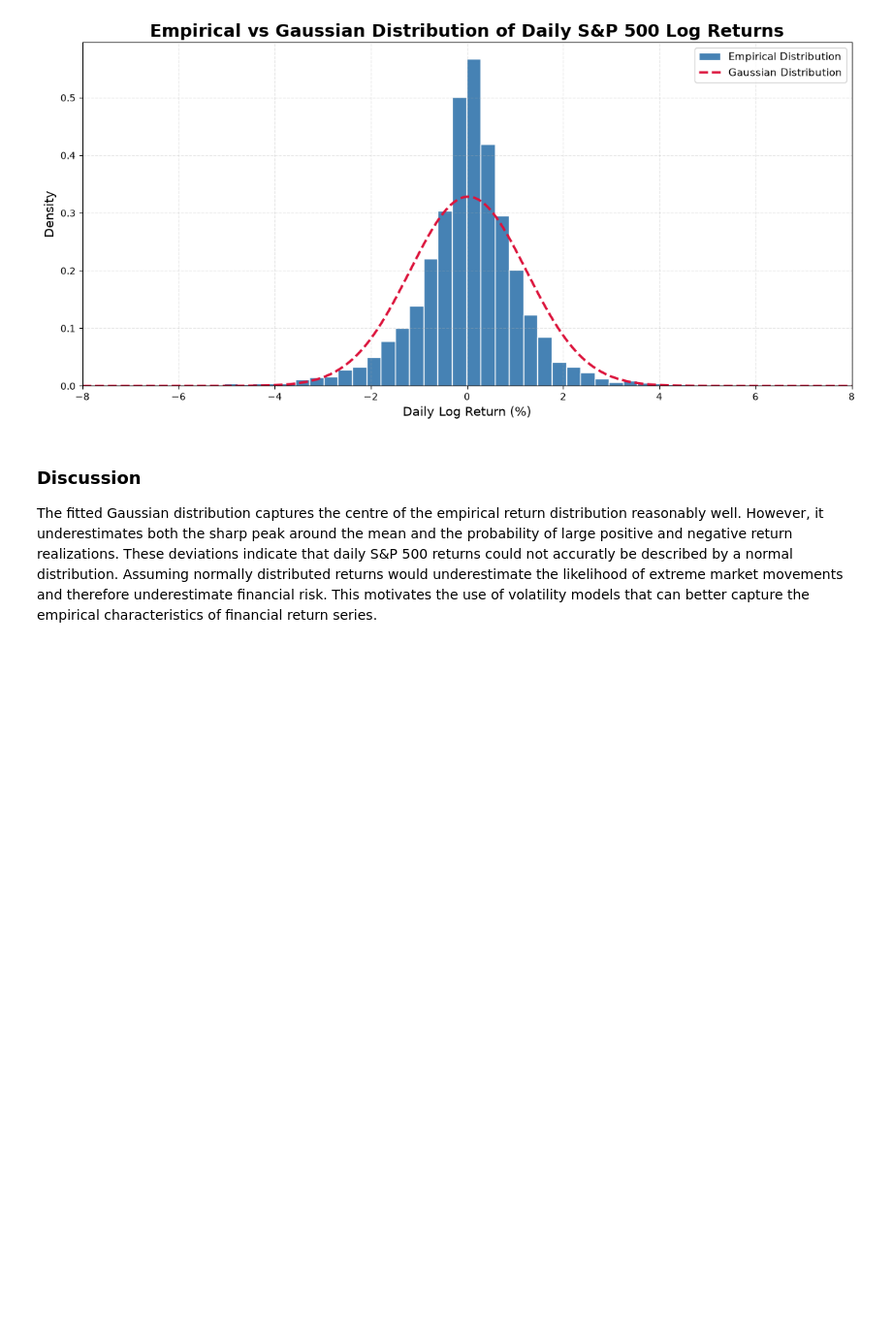
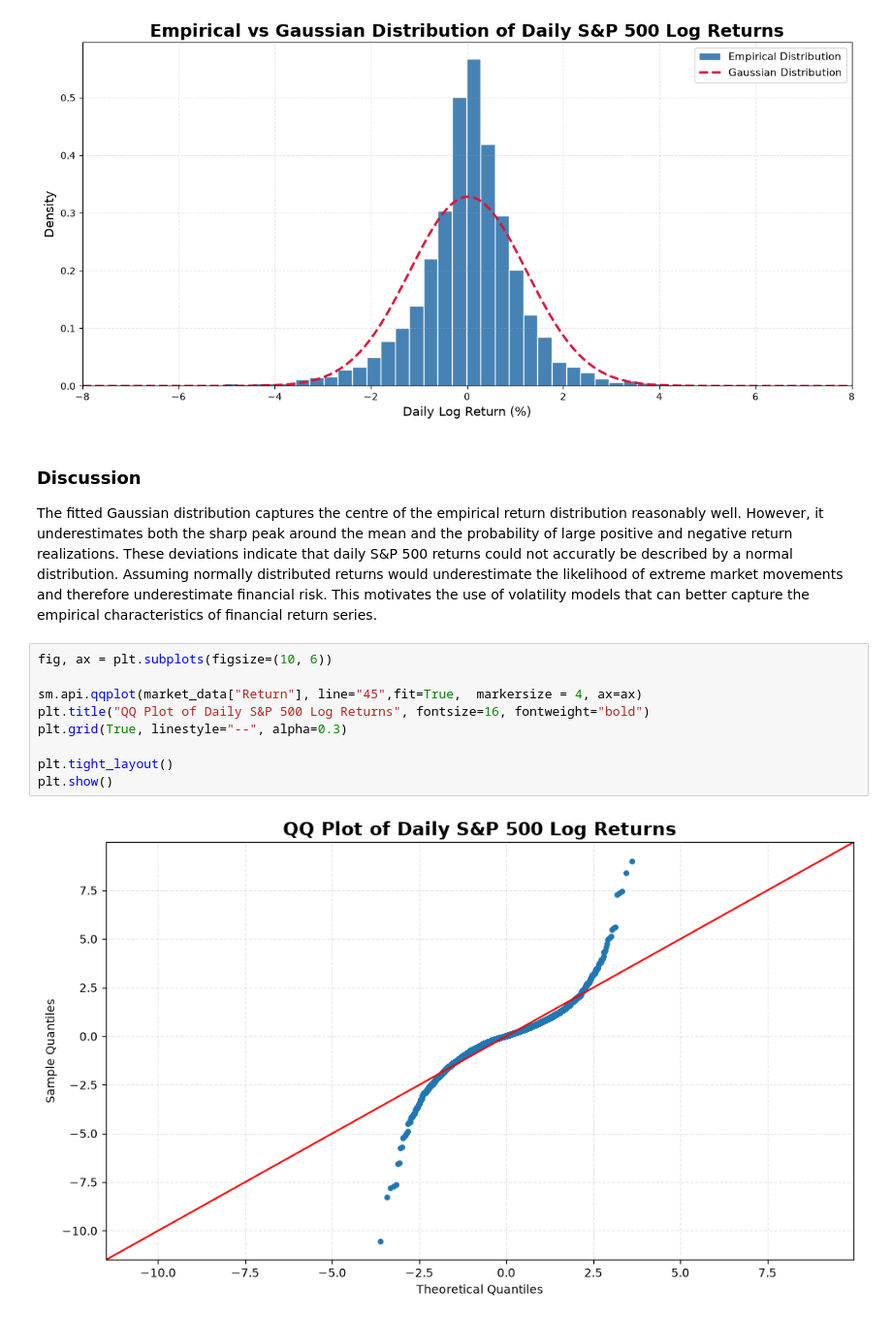
Before and after one commit to Nilsolsson010902/regime-switching-var, a Jupyter notebook: notebooks/01_data.ipynb, the cells around one changed output. Shown at 97% size. Cells and saved outputs as stored; diff of their text form; blank space fills up the shorter version.

Commit message:
qqplot and acf plots for both log returns and squared log returns to explore volatility clustering andconditional heteroskedasticit

```diff
--- a/notebooks/01_data.ipynb
+++ b/notebooks/01_data.ipynb
@@ -205,3 +209,14 @@ plt.show()
 ### Discussion
 
 The fitted Gaussian distribution captures the centre of the empirical return distribution reasonably well. However, it underestimates both the sharp peak around the mean and the probability of large positive and negative return realizations. These deviations indicate that daily S&P 500 returns could not accuratly be described by a normal distribution. Assuming normally distributed returns would underestimate the likelihood of extreme market movements and therefore underestimate financial risk. This motivates the use of volatility models that can better capture the empirical characteristics of financial return series.
+# %%
+fig, ax = plt.subplots(figsize=(10, 6))
+
+sm.api.qqplot(market_data["Return"], line="45",fit=True,  markersize = 4, ax=ax)
+plt.title("QQ Plot of Daily S&P 500 Log Returns", fontsize=16, fontweight="bold")
+plt.grid(True, linestyle="--", alpha=0.3)
+
+plt.tight_layout()
+plt.show()
+# %% [output]
+[figure, added]
```
Also changed, not shown: parts of 10 cells of this notebook.
